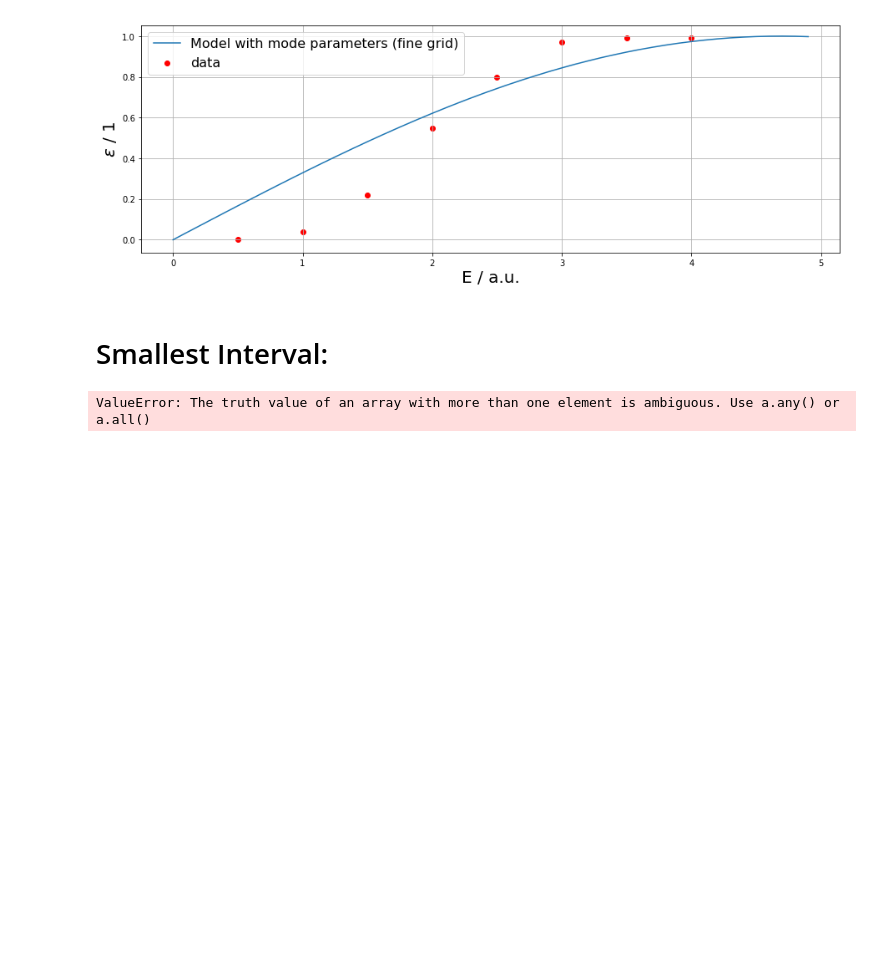
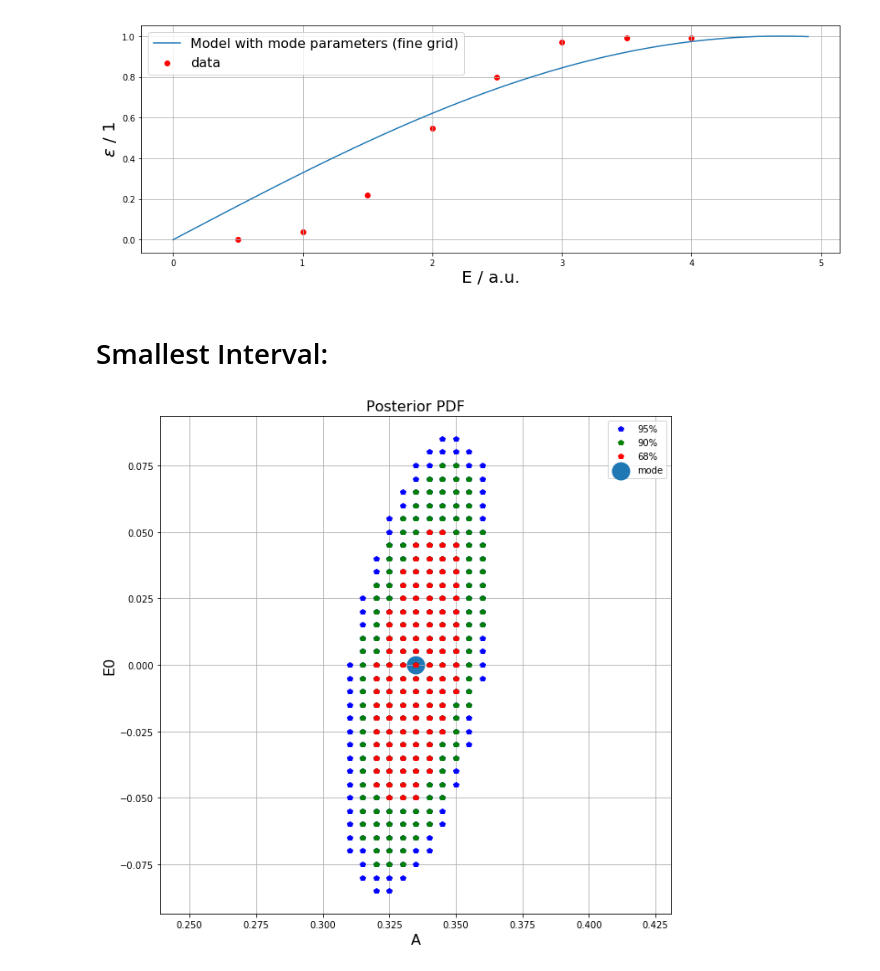
Before and after one commit to schustermartin/data_analysis_tutorium, a Jupyter notebook: Exercises/Chapter_05/Ch05_Ex02.ipynb, the cells around one changed output. Drawn from its saved outputs; the diff is of its cells as text; code cells hidden in the pictures; blank space fills up the shorter version.

```diff
--- a/Exercises/Chapter_05/Ch05_Ex02.ipynb
+++ b/Exercises/Chapter_05/Ch05_Ex02.ipynb
@@ -241,11 +241,3 @@ plt.show()
 [figure]
 # %% [markdown]
 # Smallest Interval:
-# %%
-mode_A_fine_idx, mode_E0_fine_idx = np.unravel_index(pdf_grid_fine.argmax(), pdf_grid_fine.shape)
-
-array_of_indices = np.zeros(pdf_grid_fine.shape)
-
-zip(*sorted(zip(pdf_grid_fine, array_of_indices)))
-# %% [output]
-ValueError: The truth value of an array with more than one element is ambiguous. Use a.any() or a.all()
@@ -253,0 +244,40 @@ list1, list2 = zip(*sorted(zip(list1, list2)))
+# %%
+def sort_pdf(pdf, PS_A, PS_E0):
+    PDF_tripel = []
+    for a in range(0,len(PS_A)):
+        for e0 in range(0,len(PS_E0)):
+            PDF_tripel.append([pdf[a,e0], PS_A[a], PS_E0[e0]])
+    PDF_sorted = list(sorted(PDF_tripel, key=lambda x: x[0], reverse=True))
+    return PDF_sorted
+
+def get_smallest_interval(pdf_sorted, alpha):
+    p_sum = 0.
+    i=-1
+    a_arr = []
+    e0_arr= []
+    while p_sum < alpha:
+        i += 1
+        p_sum += pdf_sorted[i][0]
+        a_arr.append(pdf_sorted[i][1])
+        e0_arr.append(pdf_sorted[i][2])
+    return a_arr, e0_arr
+# %%
+PDF_triple = sort_pdf(pdf_grid_fine, PS_A_fine, PS_E0_fine)
+SI_68_A, SI_68_E0 = get_smallest_interval(PDF_triple, 0.68)
+SI_90_A, SI_90_E0 = get_smallest_interval(PDF_triple, 0.90)
+SI_95_A, SI_95_E0 = get_smallest_interval(PDF_triple, 0.95)
+# %%
+plt.figure(figsize=(10, 10))
+plt.plot(SI_95_A,SI_95_E0,'p',c='blue',label='95%')
+plt.plot(SI_90_A,SI_90_E0,'p',c='green',label='90%')
+plt.plot(SI_68_A,SI_68_E0,'p',c='red',label='68%')
+plt.title('Posterior PDF',fontsize=16)
+plt.xlabel('A',fontsize=16)
+plt.ylabel('E0',fontsize=16)
+plt.scatter(PDF_triple[0][1],PDF_triple[0][2],s=100,label='mode', linewidth=10)
+plt.grid()
+plt.legend()
+plt.axis('equal')
+plt.show()
+# %% [output]
+[figure, added]
```
Also changed, not shown: parts of 4 cells of this notebook.
